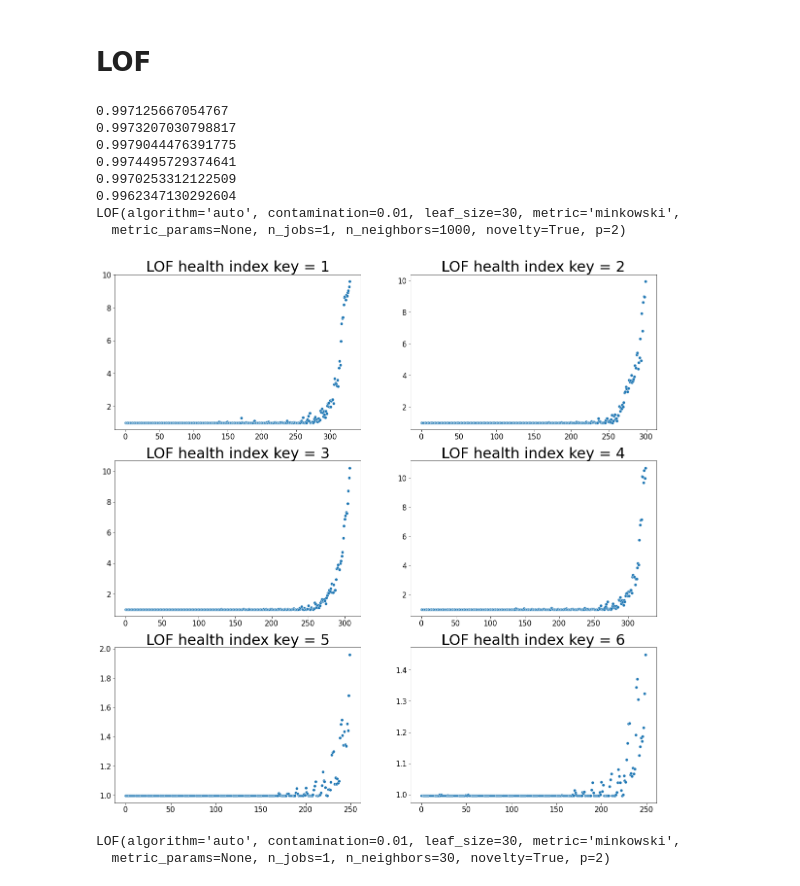
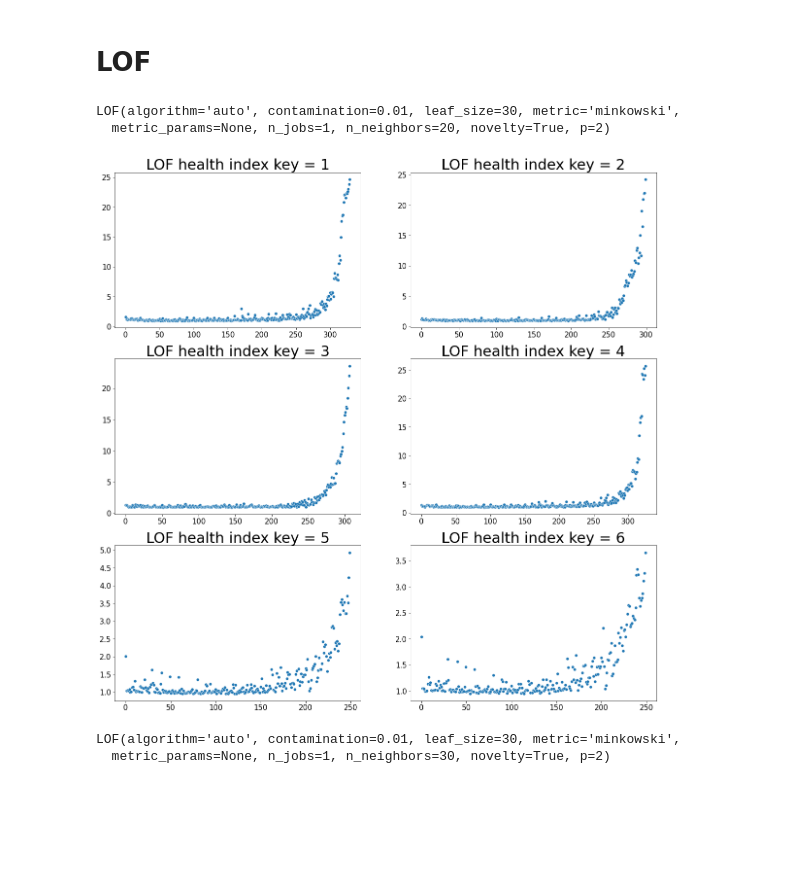
Before and after one commit to ChocoPytoch/BISTelligence, a Jupyter notebook: src/evaluate.ipynb, the cells around one changed output. Saved outputs shown, nothing was run; the diff lists cells and outputs as text; code cells hidden in the pictures; blank space fills up the shorter version.

```diff
--- a/src/evaluate.ipynb
+++ b/src/evaluate.ipynb
@@ -274,27 +287,21 @@ for i in range(1, 7):
 # %%
 # scale o
 plt.rcParams["figure.figsize"] = (20, 20)
 for i in range(1, 7):
     plt.subplot(3,2,i)
     SetData(key_num = i)
-    model = GetModel(model_name = 'LOF',param_dict = {'n_neighbors':1000})
+    model = GetModel(model_name = 'LOF',param_dict = {'n_neighbors':20})
     model_name = type(model).__name__
     score = GetAnomalyScore(model)
     ShowHealthIndex(model, score, key_num = i)
     plt.xticks(fontsize=15)
     plt.yticks(fontsize=15)
     plt.title('{} health index key = {}'.format(model_name, i),fontsize=30)
 print(model)
 # %% [output]
-0.997125667054767
-0.9973207030798817
-0.9979044476391775
-0.9974495729374641
-0.9970253312122509
-0.9962347130292604
 LOF(algorithm='auto', contamination=0.01, leaf_size=30, metric='minkowski',
-  metric_params=None, n_jobs=1, n_neighbors=1000, novelty=True, p=2)
+  metric_params=None, n_jobs=1, n_neighbors=20, novelty=True, p=2)
-[figure, old version]
+[figure, new version]
 # %%
 # scale x
 plt.rcParams["figure.figsize"] = (20, 20)
```
Also changed, not shown: parts of 13 cells of this notebook, 22 other files.
